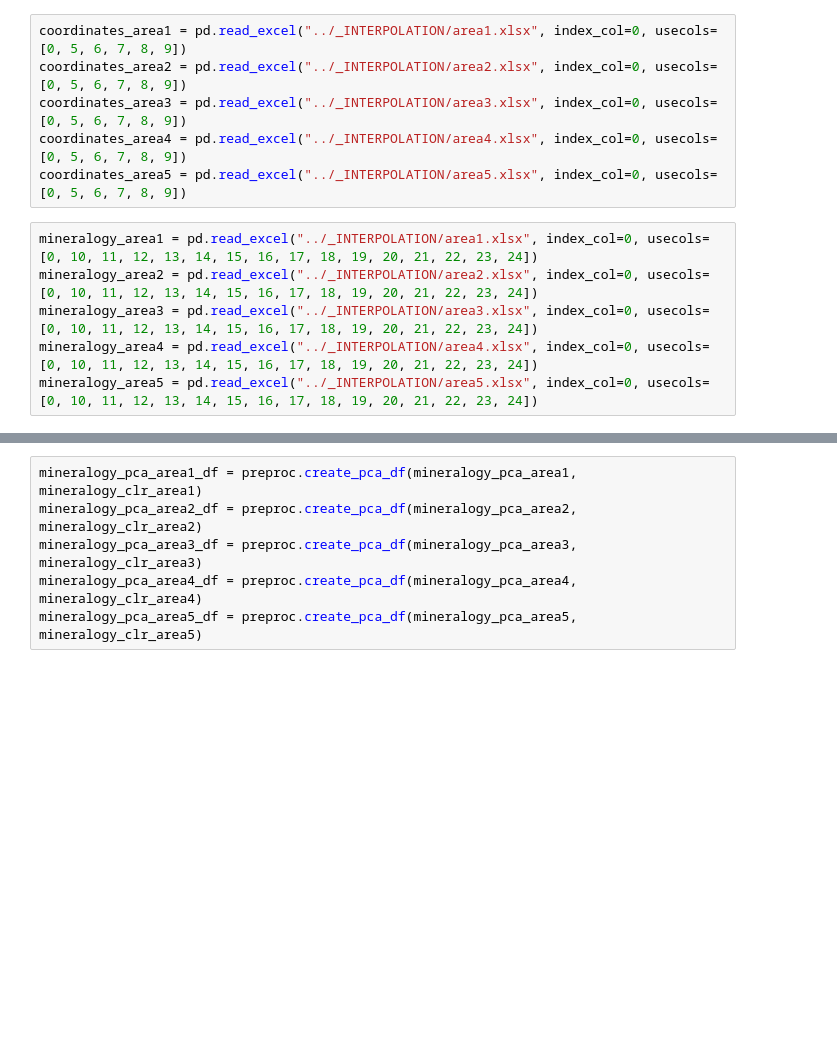
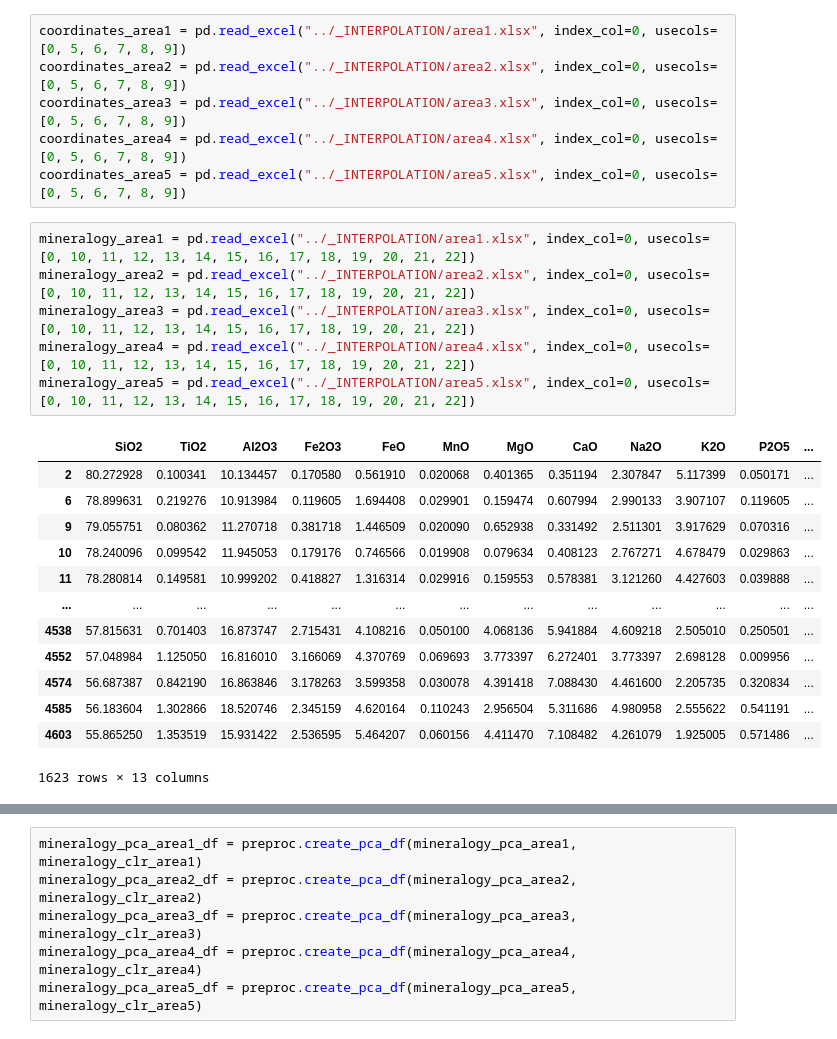
Before and after one commit to Complexio/Vistelius_1995_OCR, a Jupyter notebook: _ANALYSIS/1_Preprocessing.ipynb, the cells around one changed output, grey strips where cells are left out. Cells and saved outputs as stored; diff of their text form; blank space fills up the shorter version.

```diff
--- a/_ANALYSIS/1_Preprocessing.ipynb
+++ b/_ANALYSIS/1_Preprocessing.ipynb
@@ -600,11 +600,25 @@ coordinates_area3 = pd.read_excel("../_INTERPOLATION/area3.xlsx", index_col=0, u
 coordinates_area4 = pd.read_excel("../_INTERPOLATION/area4.xlsx", index_col=0, usecols=[0, 5, 6, 7, 8, 9])
 coordinates_area5 = pd.read_excel("../_INTERPOLATION/area5.xlsx", index_col=0, usecols=[0, 5, 6, 7, 8, 9])
 # %%
-mineralogy_area1 = pd.read_excel("../_INTERPOLATION/area1.xlsx", index_col=0, usecols=[0, 10, 11, 12, 13, 14, 15, 16, 17, 18, 19, 20, 21, 22, 23, 24])
-mineralogy_area2 = pd.read_excel("../_INTERPOLATION/area2.xlsx", index_col=0, usecols=[0, 10, 11, 12, 13, 14, 15, 16, 17, 18, 19, 20, 21, 22, 23, 24])
-mineralogy_area3 = pd.read_excel("../_INTERPOLATION/area3.xlsx", index_col=0, usecols=[0, 10, 11, 12, 13, 14, 15, 16, 17, 18, 19, 20, 21, 22, 23, 24])
-mineralogy_area4 = pd.read_excel("../_INTERPOLATION/area4.xlsx", index_col=0, usecols=[0, 10, 11, 12, 13, 14, 15, 16, 17, 18, 19, 20, 21, 22, 23, 24])
-mineralogy_area5 = pd.read_excel("../_INTERPOLATION/area5.xlsx", index_col=0, usecols=[0, 10, 11, 12, 13, 14, 15, 16, 17, 18, 19, 20, 21, 22, 23, 24])
+mineralogy_area1 = pd.read_excel("../_INTERPOLATION/area1.xlsx", index_col=0, usecols=[0, 10, 11, 12, 13, 14, 15, 16, 17, 18, 19, 20, 21, 22])
+mineralogy_area2 = pd.read_excel("../_INTERPOLATION/area2.xlsx", index_col=0, usecols=[0, 10, 11, 12, 13, 14, 15, 16, 17, 18, 19, 20, 21, 22])
+mineralogy_area3 = pd.read_excel("../_INTERPOLATION/area3.xlsx", index_col=0, usecols=[0, 10, 11, 12, 13, 14, 15, 16, 17, 18, 19, 20, 21, 22])
+mineralogy_area4 = pd.read_excel("../_INTERPOLATION/area4.xlsx", index_col=0, usecols=[0, 10, 11, 12, 13, 14, 15, 16, 17, 18, 19, 20, 21, 22])
+mineralogy_area5 = pd.read_excel("../_INTERPOLATION/area5.xlsx", index_col=0, usecols=[0, 10, 11, 12, 13, 14, 15, 16, 17, 18, 19, 20, 21, 22])
+# %% [output]
+|  | SiO2 | TiO2 | Al2O3 | Fe2O3 | FeO | MnO | MgO | CaO | Na2O | K2O | P2O5 | ... |
+| 2 | 80.272928 | 0.100341 | 10.134457 | 0.170580 | 0.561910 | 0.020068 | 0.401365 | 0.351194 | 2.307847 | 5.117399 | 0.050171 | ... |
+| 6 | 78.899631 | 0.219276 | 10.913984 | 0.119605 | 1.694408 | 0.029901 | 0.159474 | 0.607994 | 2.990133 | 3.907107 | 0.119605 | ... |
+| 9 | 79.055751 | 0.080362 | 11.270718 | 0.381718 | 1.446509 | 0.020090 | 0.652938 | 0.331492 | 2.511301 | 3.917629 | 0.070316 | ... |
+| 10 | 78.240096 | 0.099542 | 11.945053 | 0.179176 | 0.746566 | 0.019908 | 0.079634 | 0.408123 | 2.767271 | 4.678479 | 0.029863 | ... |
+| 11 | 78.280814 | 0.149581 | 10.999202 | 0.418827 | 1.316314 | 0.029916 | 0.159553 | 0.578381 | 3.121260 | 4.427603 | 0.039888 | ... |
+| ... | ... | ... | ... | ... | ... | ... | ... | ... | ... | ... | ... | ... |
+| 4538 | 57.815631 | 0.701403 | 16.873747 | 2.715431 | 4.108216 | 0.050100 | 4.068136 | 5.941884 | 4.609218 | 2.505010 | 0.250501 | ... |
+| 4552 | 57.048984 | 1.125050 | 16.816010 | 3.166069 | 4.370769 | 0.069693 | 3.773397 | 6.272401 | 3.773397 | 2.698128 | 0.009956 | ... |
+| 4574 | 56.687387 | 0.842190 | 16.863846 | 3.178263 | 3.599358 | 0.030078 | 4.391418 | 7.088430 | 4.461600 | 2.205735 | 0.320834 | ... |
+| 4585 | 56.183604 | 1.302866 | 18.520746 | 2.345159 | 4.620164 | 0.110243 | 2.956504 | 5.311686 | 4.980958 | 2.555622 | 0.541191 | ... |
+| 4603 | 55.865250 | 1.353519 | 15.931422 | 2.536595 | 5.464207 | 0.060156 | 4.411470 | 7.108482 | 4.261079 | 1.925005 | 0.571486 | ... |
+1623 rows × 13 columns
 # %%
 mineralogy_clr_area1 = preproc.clr(mineralogy_area1)
 mineralogy_clr_area2 = preproc.clr(mineralogy_area2)
```
Also changed, not shown: parts of 2 cells of this notebook, 30 other files.
